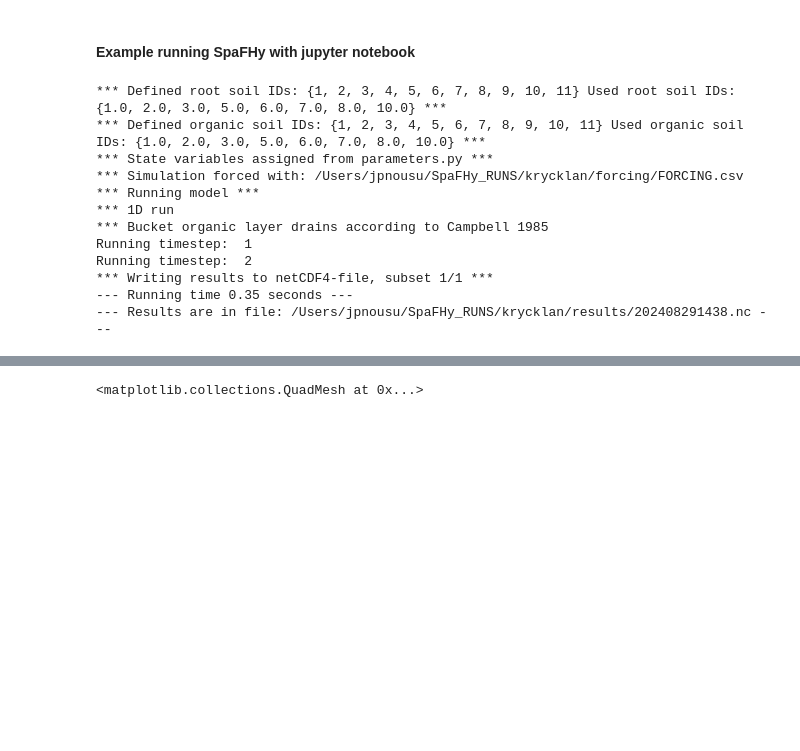
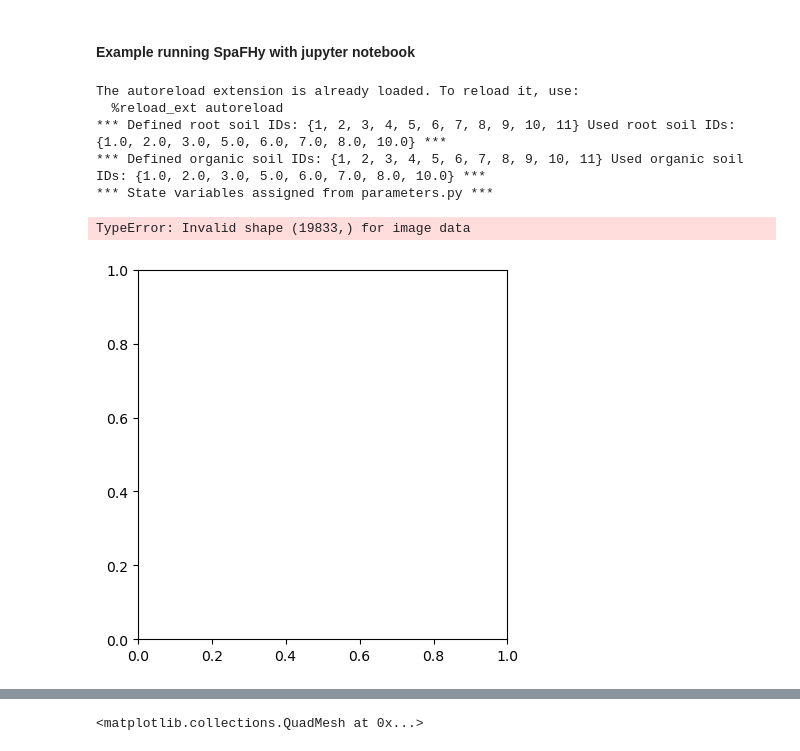
Before and after one commit to jpnousu/SpaFHy_v2.0, a Jupyter notebook: run_example.ipynb, the cells around one changed output, grey strips where cells are left out. Saved outputs shown, nothing was run; the diff lists cells and outputs as text; code cells hidden in the pictures; blank space fills up the shorter version.

```diff
--- a/run_example.ipynb
+++ b/run_example.ipynb
@@ -1,29 +1,31 @@
 # %% [markdown]
 #### Example running SpaFHy with jupyter notebook
 # %%
+%load_ext autoreload
+%autoreload 2
+
 from model_driver import driver
 from iotools import read_results
 import matplotlib.pyplot as plt
 import numpy as np
 import xarray as xr
 import os
 
 #os.chdir(r'/projappl/project_2000908/nousu/SpaFHy_v2.0')
 os.chdir(r'/Users/jpnousu/SpaFHy_v2.0')
 
+# set up a catchment
+catchment = 'krycklan'
+folder = f'/Users/jpnousu/SpaFHy_RUNS/{catchment}'
+
 # example of calling driver, reading results
-outputfile = driver(create_ncf=True, create_spinup=False, folder='/Users/jpnousu/SpaFHy_RUNS/krycklan')
+outputfile = driver(catchment=catchment, create_ncf=True, create_spinup=False, folder=folder)
 results = xr.open_dataset(outputfile)
 # %% [output]
+The autoreload extension is already loaded. To reload it, use:
+  %reload_ext autoreload
 *** Defined root soil IDs: {1, 2, 3, 4, 5, 6, 7, 8, 9, 10, 11} Used root soil IDs: {1.0, 2.0, 3.0, 5.0, 6.0, 7.0, 8.0, 10.0} ***
 *** Defined organic soil IDs: {1, 2, 3, 4, 5, 6, 7, 8, 9, 10, 11} Used organic soil IDs: {1.0, 2.0, 3.0, 5.0, 6.0, 7.0, 8.0, 10.0} ***
 *** State variables assigned from parameters.py ***
-*** Simulation forced with: /Users/jpnousu/SpaFHy_RUNS/krycklan/forcing/FORCING.csv
-*** Running model ***
-*** 1D run
-*** Bucket organic layer drains according to Campbell 1985
-Running timestep:  1
-Running timestep:  2
-*** Writing results to netCDF4-file, subset 1/1 ***
---- Running time 0.35 seconds ---
---- Results are in file: /Users/jpnousu/SpaFHy_RUNS/krycklan/results/202408291438.nc ---
+TypeError: Invalid shape (19833,) for image data
+[figure, added]
```
Also changed, not shown: parts of 4 cells of this notebook, 4 other files.
